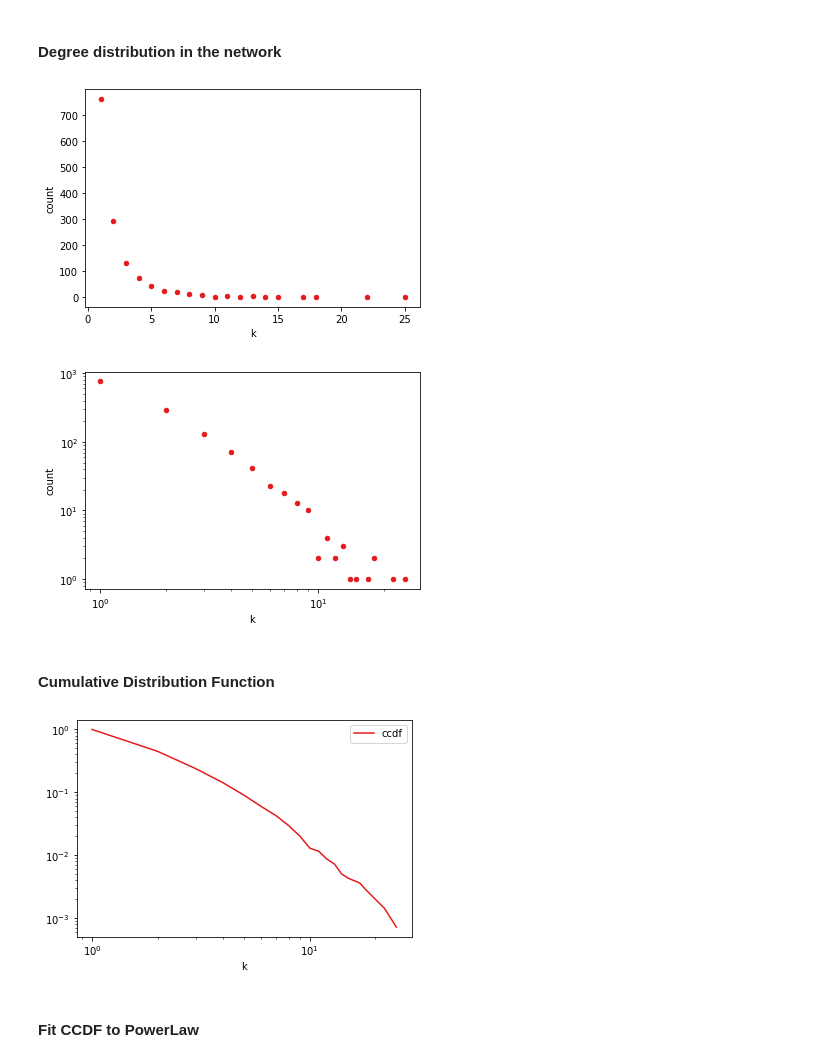
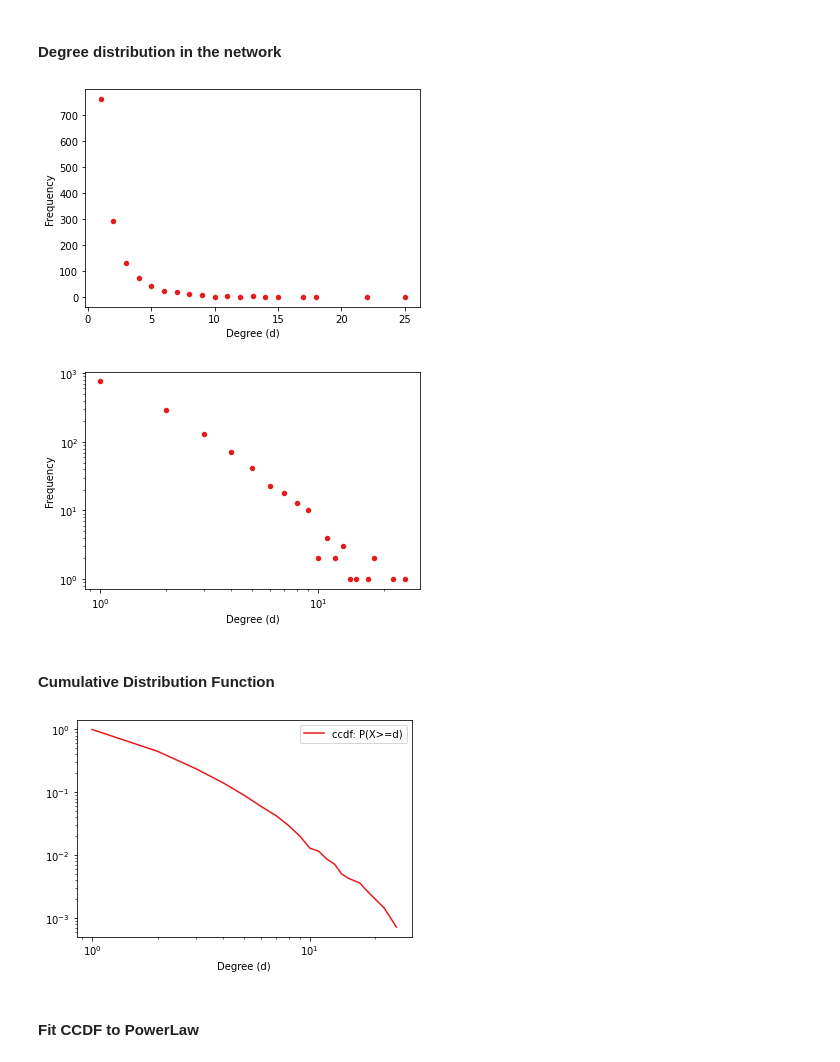
Before and after one commit to dmdequin/CrimeNetworkAnalysis, a Jupyter notebook: Notebooks/notebook.ipynb, the cells around one changed output. Cells and saved outputs as stored; diff of their text form; code cells hidden in the pictures.

```diff
--- a/Notebooks/notebook.ipynb
+++ b/Notebooks/notebook.ipynb
@@ -271,20 +277,20 @@ print(adjmat_proj_stoc.shape)
 #### Degree distribution in the network
 # %%
 dd = Counter(dict(G.degree).values())
-dd = pd.DataFrame(list(dd.items()), columns = ("k", "count")).sort_values(by = "k")
+dd = pd.DataFrame(list(dd.items()), columns = ("Degree (d)", "Frequency")).sort_values(by = "Degree (d)")
 # %%
-dd.plot(kind = "scatter", x = "k", y = "count", color = "#e41a1c")
+dd.plot(kind = "scatter", x = "Degree (d)", y = "Frequency", color = "#e41a1c")
 #plt.savefig("../Report/degree_distribution.png")
 plt.show()
 # %% [output]
-[figure, old version]
+[figure, new version]
 # %%
 # Loglog scale of the degree distribution
-dd.plot(kind = "scatter", x = "k", y = "count", color = "#e41a1c", loglog = True)
+dd.plot(kind = "scatter", x = "Degree (d)", y = "Frequency", color = "#e41a1c", loglog = True)
 #plt.savefig("../Report/degree_distribution_loglog.png")
 plt.show()
 # %% [output]
-[figure, old version]
+[figure, new version]
 # %% [markdown]
 #### Cumulative Distribution Function
 # %%
@@ -295,9 +302,9 @@ ccdf = ccdf[["k", "ccdf"]].sort_values(by = "k")
 # %%
-ccdf.plot(kind = "line", x = "k", y = "ccdf", color = "#e41a1c", loglog = True)
+ccdf.plot(kind = "line", x = "Degree (d)", y = "ccdf: P(X>=d)", color = "#e41a1c", loglog = True)
 #plt.savefig("../Report/degree_distribution_ccdf.png")
 plt.show()
 # %% [output]
-[figure, old version]
+[figure, new version]
 # %% [markdown]
 #### Fit CCDF to PowerLaw
 # %%
```
Also changed, not shown: parts of 12 cells of this notebook, 1 other file.
